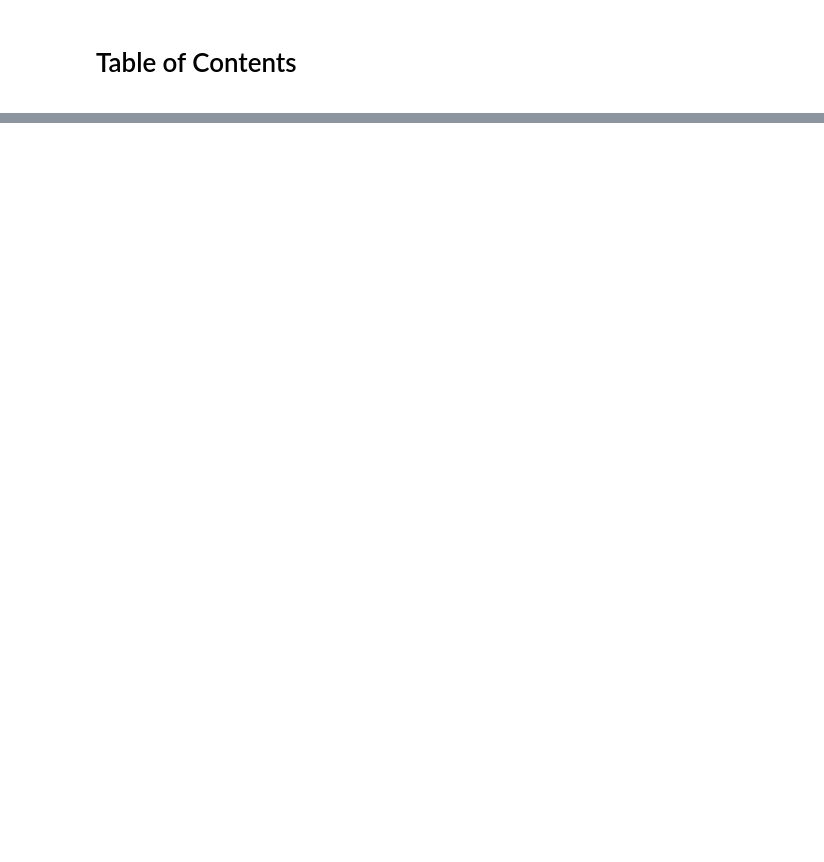
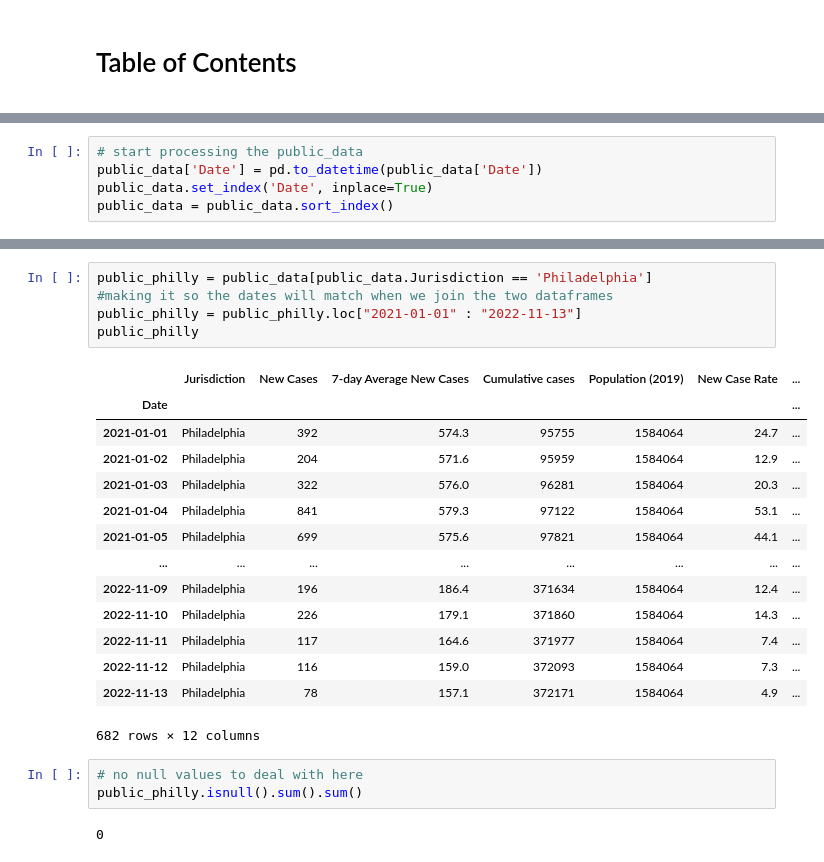
Before and after one commit to sanderlin2013/Predicting-COVID-19-in-Philly, a Jupyter notebook: Untitled.ipynb, the cells around one changed output, grey strips where cells are left out. Drawn from its saved outputs; the diff is of its cells as text; blank space fills up the shorter version.

Commit message:
notebookjust for philly data

```diff
--- a/Untitled.ipynb
+++ b/Untitled.ipynb
@@ -299,0 +157,5 @@ dated_public
+# %%
+# start processing the public_data
+public_data['Date'] = pd.to_datetime(public_data['Date'])
+public_data.set_index('Date', inplace=True)
+public_data = public_data.sort_index()
@@ -299,0 +172,25 @@ dated_public
+# %%
+public_philly = public_data[public_data.Jurisdiction == 'Philadelphia']
+#making it so the dates will match when we join the two dataframes
+public_philly = public_philly.loc["2021-01-01" : "2022-11-13"]
+public_philly
+# %% [output]
+|  | Jurisdiction | New Cases | 7-day Average New Cases | Cumulative cases | Population (2019) | New Case Rate | ... |
+| Date |  |  |  |  |  |  | ... |
+| 2021-01-01 | Philadelphia | 392 | 574.3 | 95755 | 1584064 | 24.7 | ... |
+| 2021-01-02 | Philadelphia | 204 | 571.6 | 95959 | 1584064 | 12.9 | ... |
+| 2021-01-03 | Philadelphia | 322 | 576.0 | 96281 | 1584064 | 20.3 | ... |
+| 2021-01-04 | Philadelphia | 841 | 579.3 | 97122 | 1584064 | 53.1 | ... |
+| 2021-01-05 | Philadelphia | 699 | 575.6 | 97821 | 1584064 | 44.1 | ... |
+| ... | ... | ... | ... | ... | ... | ... | ... |
+| 2022-11-09 | Philadelphia | 196 | 186.4 | 371634 | 1584064 | 12.4 | ... |
+| 2022-11-10 | Philadelphia | 226 | 179.1 | 371860 | 1584064 | 14.3 | ... |
+| 2022-11-11 | Philadelphia | 117 | 164.6 | 371977 | 1584064 | 7.4 | ... |
+| 2022-11-12 | Philadelphia | 116 | 159.0 | 372093 | 1584064 | 7.3 | ... |
+| 2022-11-13 | Philadelphia | 78 | 157.1 | 372171 | 1584064 | 4.9 | ... |
+682 rows × 12 columns
+# %%
+# no null values to deal with here
+public_philly.isnull().sum().sum()
+# %% [output]
+0
```
Also changed, not shown: parts of 61 cells of this notebook, 1 other file.
